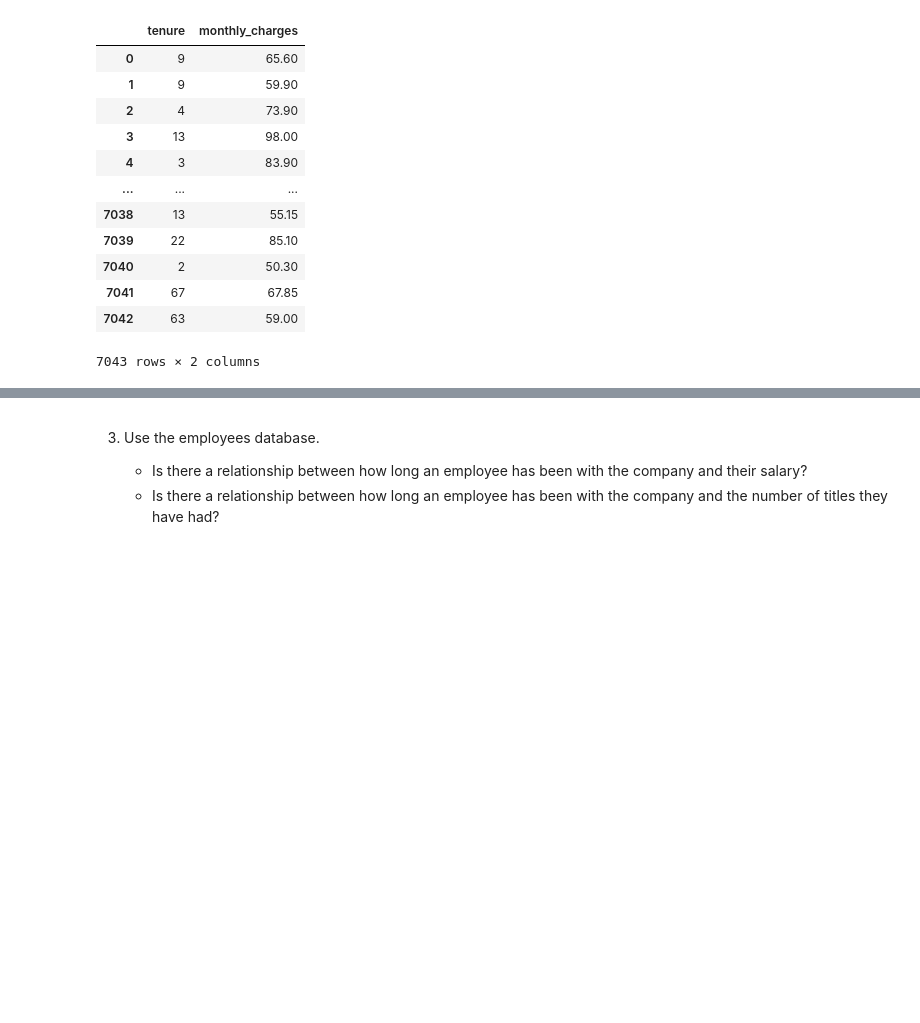
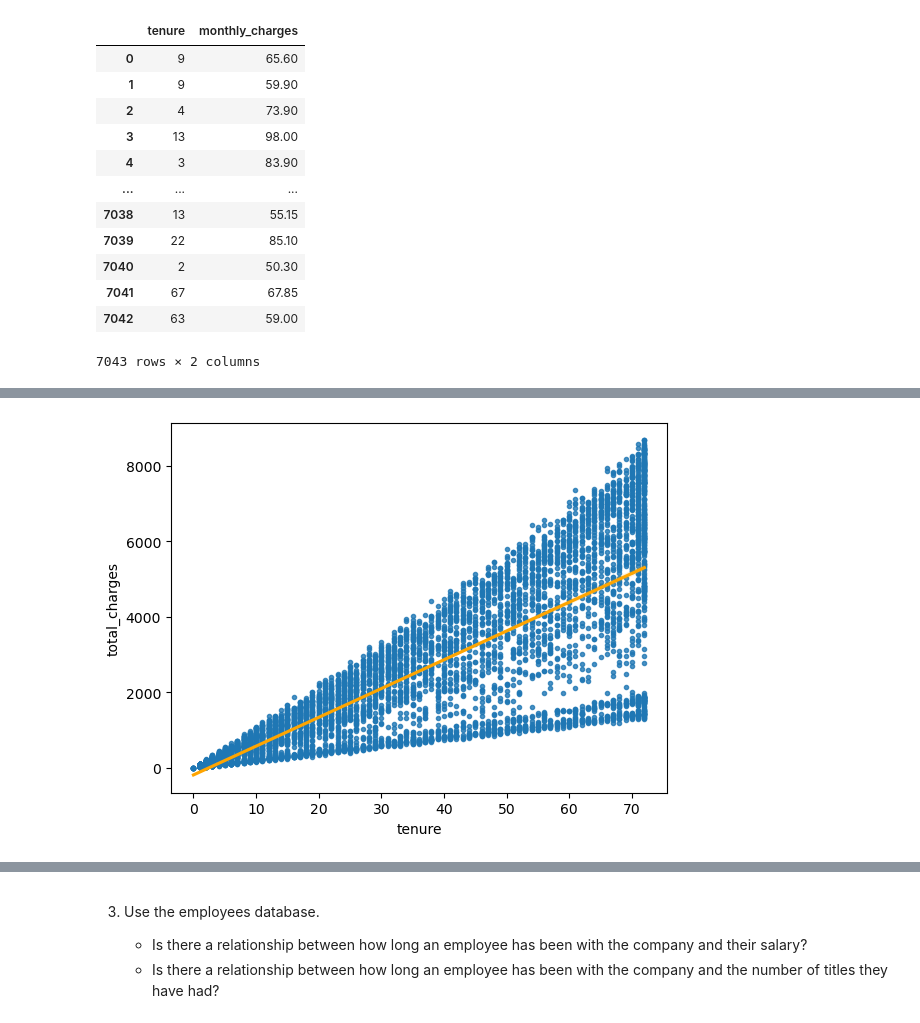
Before and after one commit to Joshua-Click/statistics-exercises, a Jupyter notebook: hypothesis_testing.ipynb, the cells around one changed output, grey strips where cells are left out. Saved outputs shown, nothing was run; the diff lists cells and outputs as text; code cells hidden in the pictures; blank space fills up the shorter version.

```diff
--- a/hypothesis_testing.ipynb
+++ b/hypothesis_testing.ipynb
@@ -173,3 +142,0 @@ Name: total_charges, Length: 7043, dtype: object
-# %%
-# need to convert to int to get rid of the NaN
-tco_df['total_charges'] = pd.to_numeric(tco_df['total_charges'], errors='coerce')
@@ -236,0 +182,4 @@ KeyError: 'tenure'
+# %%
+ttl_charges_df = tco_df[['tenure', 'total_charges']]
+# %%
+ttl_charges_df['total_charges']= ttl_charges_df['total_charges'].str.replace(' ', '0').astype('float')
@@ -236,0 +204,5 @@ KeyError: 'tenure'
+# %%
+sns.regplot(x='tenure', y = 'total_charges', data=ttl_charges_df, marker='.', line_kws={'color': 'orange'})
+plt.show()
+# %% [output]
+[figure, added]
```
Also changed, not shown: parts of 82 cells of this notebook.
